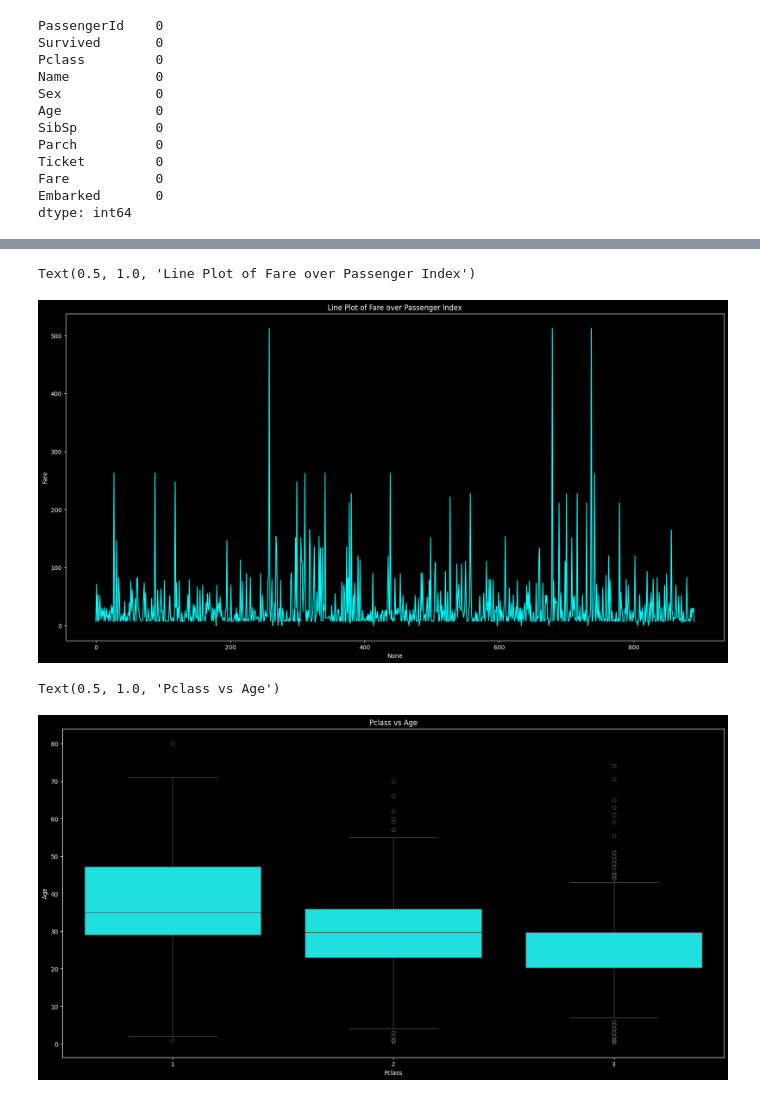
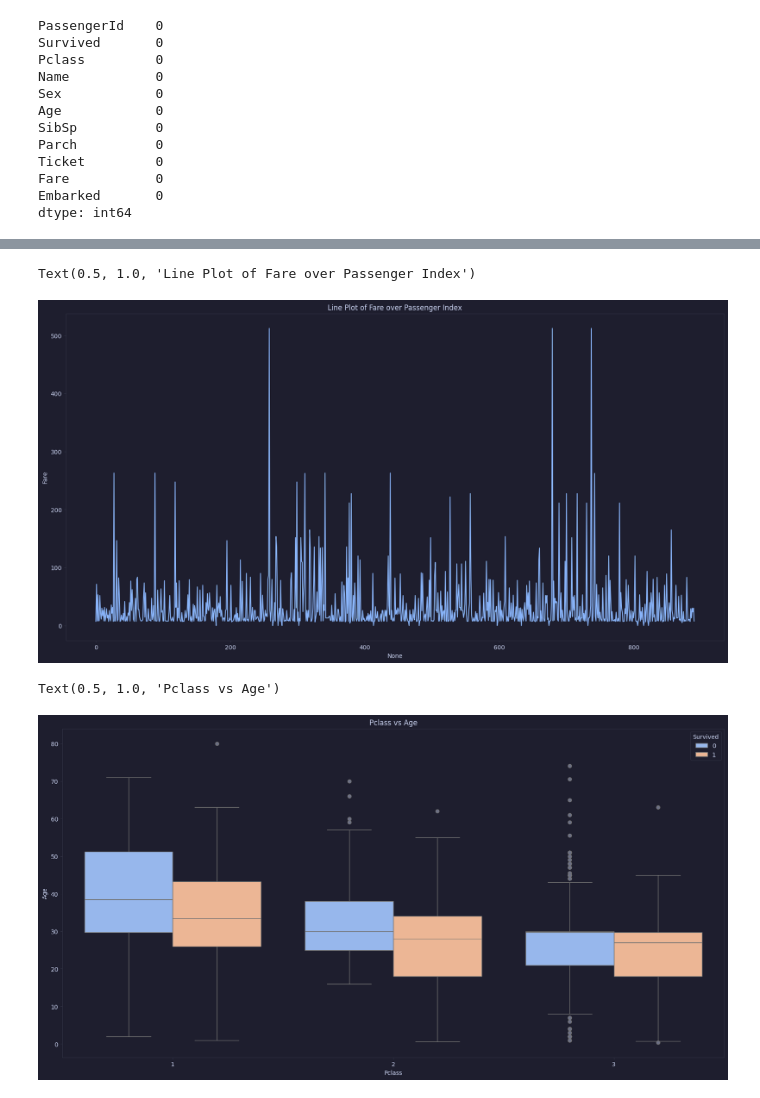
Before and after one commit to sarveshmhadgut/DSBDAL-Coursework, a Jupyter notebook: Mock Prep/data_viz_01+02.ipynb, the cells around one changed output, grey strips where cells are left out. Saved outputs shown, nothing was run; the diff lists cells and outputs as text; code cells hidden in the pictures.

```diff
--- a/Mock Prep/data_viz_01+02.ipynb
+++ b/Mock Prep/data_viz_01+02.ipynb
@@ -1,8 +5,12 @@
 # %%
+import catppuccin
+import matplotlib
 import pandas as pd
 import numpy as np
 import matplotlib.pyplot as plt
 import seaborn as sns
+
+matplotlib.style.use(["dark_background", catppuccin.PALETTE.mocha.identifier])
 # %%
 df = pd.read_csv("../datasets/data_titanic.csv")
 # %%
@@ -150,17 +164,17 @@ Text(0, 0.5, 'Count')
 # %%
 plt.figure(figsize=(20, 10))
-sns.lineplot(data=df, x=df.index, y="Fare", color="cyan")
+sns.lineplot(data=df, x=df.index, y="Fare")
 plt.title("Line Plot of Fare over Passenger Index")
 # %% [output]
 Text(0.5, 1.0, 'Line Plot of Fare over Passenger Index')
-[figure, old version]
+[figure, new version]
 # %%
 plt.figure(figsize=(20, 10))
-sns.boxplot(data=df, x="Pclass", y="Age", color="cyan")
+sns.boxplot(data=df, x="Pclass", y="Age", hue="Survived")
 plt.title("Pclass vs Age")
 # %% [output]
 Text(0.5, 1.0, 'Pclass vs Age')
-[figure, old version]
+[figure, new version]
 # %%
 plt.figure(figsize=(20, 10))
 sns.scatterplot(
```
Also changed, not shown: parts of 12 cells of this notebook, 1 other file.
